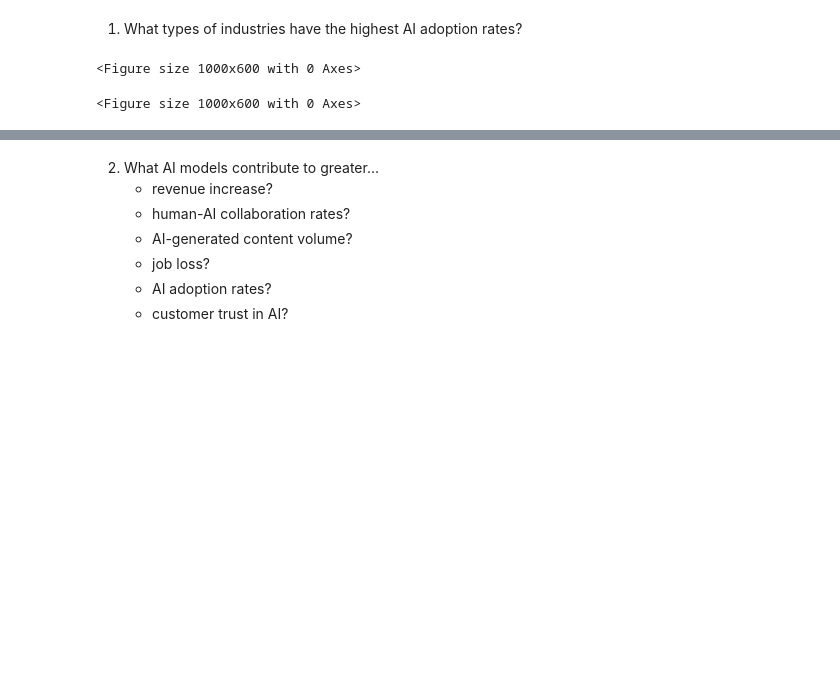
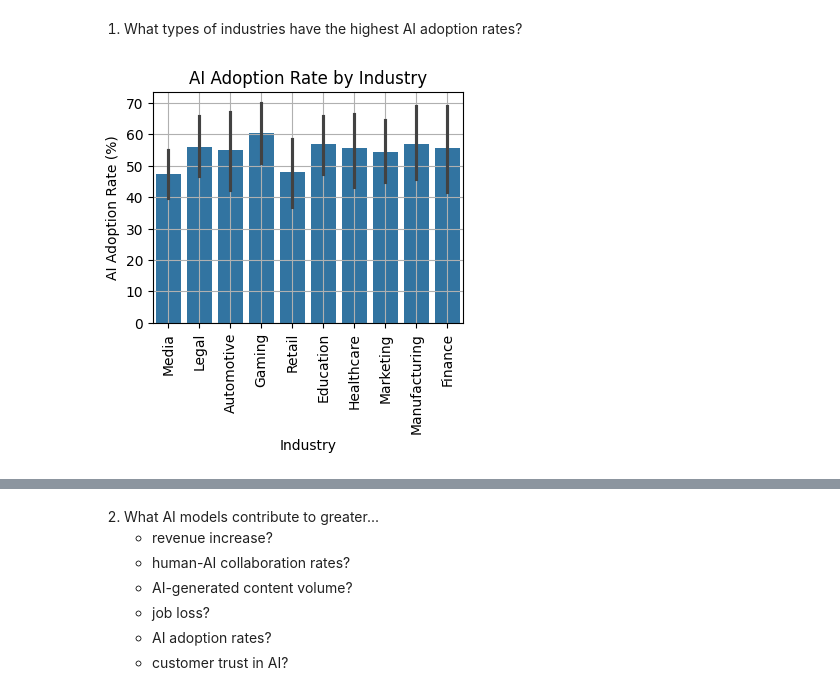
Before and after one commit to SaanvikaVanga/FTI-DSRP-AI_Impact_Research, a Jupyter notebook: Code_For_AI_Impact_Research.ipynb, the cells around one changed output, grey strips where cells are left out. Cells and saved outputs as stored; diff of their text form; code cells hidden in the pictures; blank space fills up the shorter version.

```diff
--- a/Code_For_AI_Impact_Research.ipynb
+++ b/Code_For_AI_Impact_Research.ipynb
@@ -93,8 +123,14 @@ Univariate Analysis
 Bivariate Analysis
 # %% [markdown]
 1. What types of industries have the highest AI adoption rates?
-# %%
-plt.figure(figsize=(10, 6))
-# %% [output]
-<Figure size 1000x600 with 0 Axes>
-<Figure size 1000x600 with 0 Axes>
+# %%
+plt.figure(figsize=(4, 3))
+sns.barplot(data=df, x='Industry', y='AI Adoption Rate (%)')
+plt.grid(True)
+plt.xlabel('Industry')
+plt.ylabel('AI Adoption Rate (%)')
+plt.title('AI Adoption Rate by Industry')
+plt.xticks(rotation=90)
+plt.show()
+# %% [output]
+[figure, added]
```
Also changed, not shown: parts of 17 cells of this notebook.
